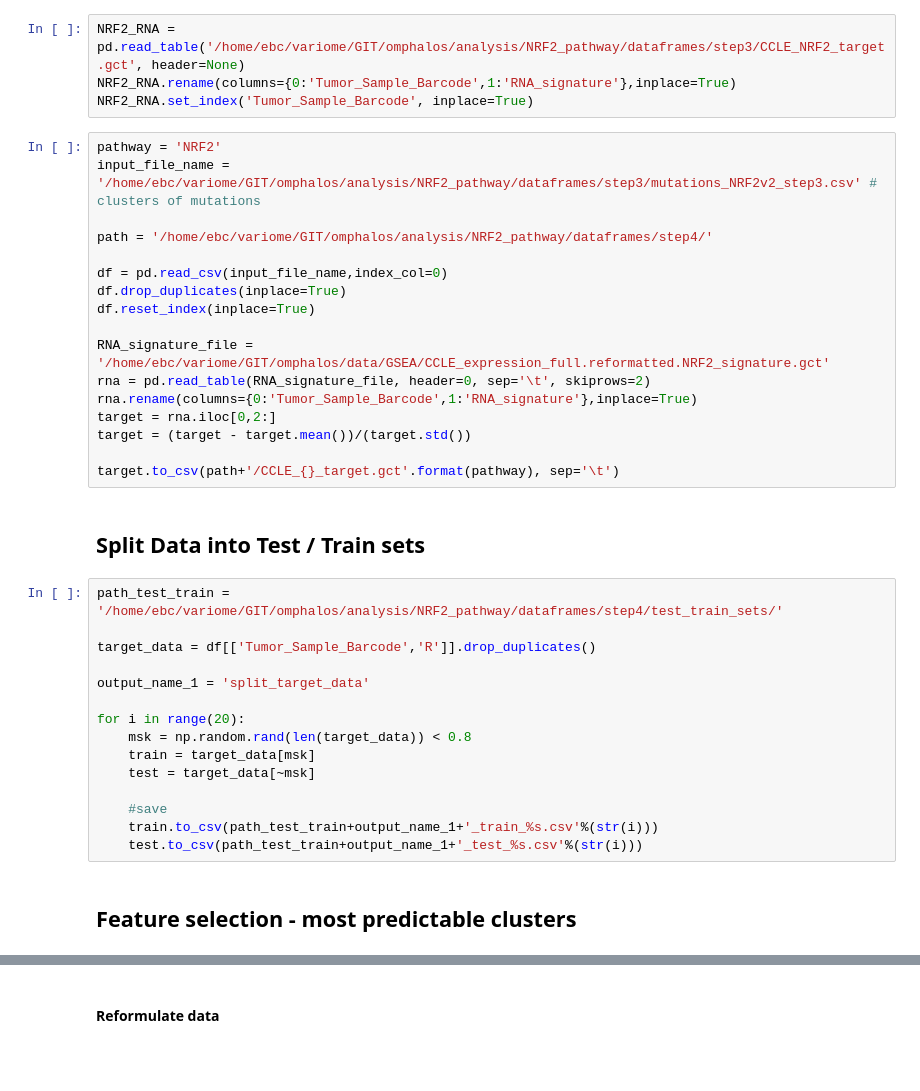
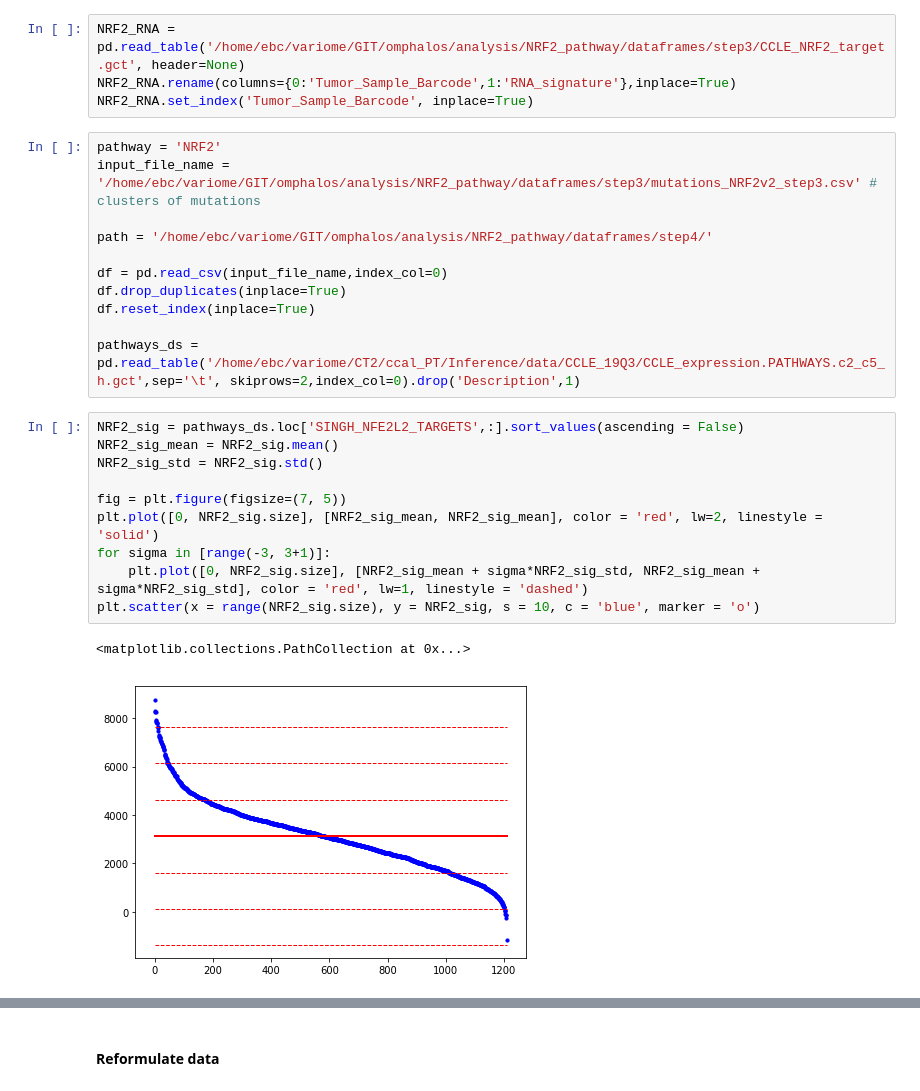
Before and after one commit to ebrunk/MutCat, a Jupyter notebook: pipeline/4 - Inference Modeling.ipynb, the cells around one changed output, grey strips where cells are left out. Cells and saved outputs as stored; diff of their text form; blank space fills up the shorter version.

Commit message:
updated step 4

```diff
--- a/pipeline/4 - Inference Modeling.ipynb
+++ b/pipeline/4 - Inference Modeling.ipynb
@@ -49,29 +50,17 @@ df = pd.read_csv(input_file_name,index_col=0)
 df.drop_duplicates(inplace=True)
 df.reset_index(inplace=True)
 
-RNA_signature_file = '/home/ebc/variome/GIT/omphalos/data/GSEA/CCLE_expression_full.reformatted.NRF2_signature.gct'
-rna = pd.read_table(RNA_signature_file, header=0, sep='\t', skiprows=2)
-rna.rename(columns={0:'Tumor_Sample_Barcode',1:'RNA_signature'},inplace=True)
-target = rna.iloc[0,2:]
-target = (target - target.mean())/(target.std())
-
-target.to_csv(path+'/CCLE_{}_target.gct'.format(pathway), sep='\t')
+pathways_ds = pd.read_table('/home/ebc/variome/CT2/ccal_PT/Inference/data/CCLE_19Q3/CCLE_expression.PATHWAYS.c2_c5_h.gct',sep='\t', skiprows=2,index_col=0).drop('Description',1)
-# %% [markdown]
-## Split Data into Test / Train sets
-# %%
-path_test_train = '/home/ebc/variome/GIT/omphalos/analysis/NRF2_pathway/dataframes/step4/test_train_sets/'
-
-target_data = df[['Tumor_Sample_Barcode','R']].drop_duplicates()
-
-output_name_1 = 'split_target_data'
-
-for i in range(20):
-    msk = np.random.rand(len(target_data)) < 0.8
-    train = target_data[msk]
-    test = target_data[~msk]
-
-    #save
-    train.to_csv(path_test_train+output_name_1+'_train_%s.csv'%(str(i)))
-    test.to_csv(path_test_train+output_name_1+'_test_%s.csv'%(str(i)))
-# %% [markdown]
-## Feature selection - most predictable clusters
+# %%
+NRF2_sig = pathways_ds.loc['SINGH_NFE2L2_TARGETS',:].sort_values(ascending = False)
+NRF2_sig_mean = NRF2_sig.mean()
+NRF2_sig_std = NRF2_sig.std()
+
+fig = plt.figure(figsize=(7, 5))
+plt.plot([0, NRF2_sig.size], [NRF2_sig_mean, NRF2_sig_mean], color = 'red', lw=2, linestyle = 'solid')
+for sigma in [range(-3, 3+1)]:
+    plt.plot([0, NRF2_sig.size], [NRF2_sig_mean + sigma*NRF2_sig_std, NRF2_sig_mean + sigma*NRF2_sig_std], color = 'red', lw=1, linestyle = 'dashed')
+plt.scatter(x = range(NRF2_sig.size), y = NRF2_sig, s = 10, c = 'blue', marker = 'o')
+# %% [output]
+<matplotlib.collections.PathCollection at 0x...>
+[figure, added]
```
Also changed, not shown: parts of 73 cells of this notebook.
